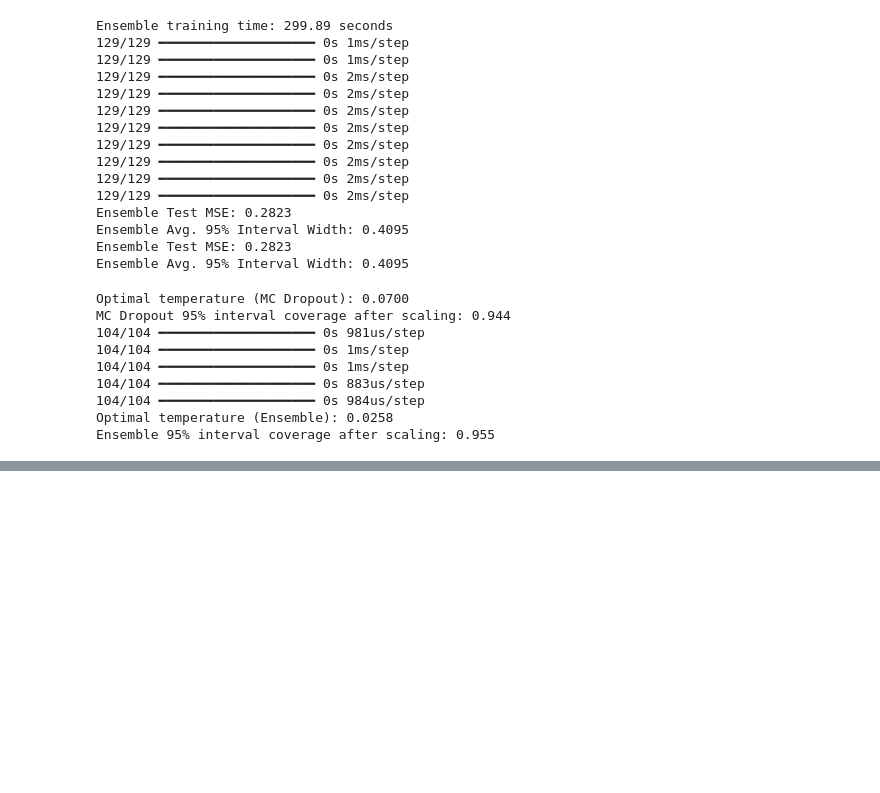
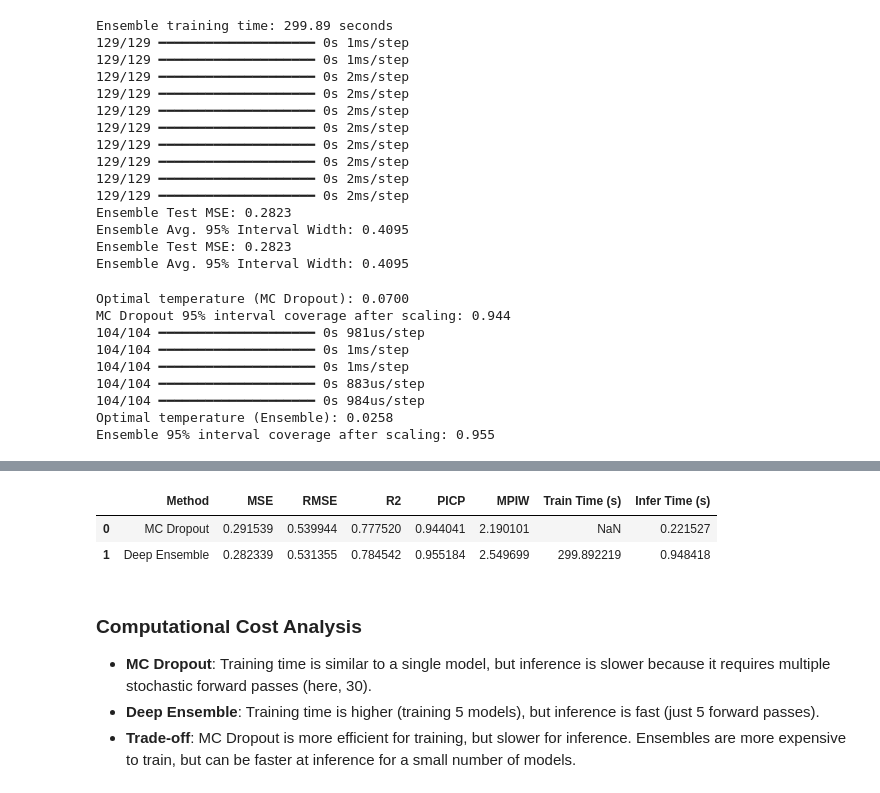
Before and after one commit to nebaw-21/Uncertainty-Estimation, a Jupyter notebook: uncertainty_estimation.ipynb, the cells around one changed output, grey strips where cells are left out. Drawn from its saved outputs; the diff is of its cells as text; code cells hidden in the pictures; blank space fills up the shorter version.

```diff
--- a/uncertainty_estimation.ipynb
+++ b/uncertainty_estimation.ipynb
@@ -173,0 +265,30 @@ Ensemble 95% interval coverage after scaling: 0.955
+# %%
+# Measure and print training/inference time for each method
+import time
+
+# Timing MC Dropout inference
+start = time.time()
+_ = mc_dropout_predict(mlp_model, X_test_scaled, n_samples=30)
+time_mc_infer = time.time() - start
+print(f"MC Dropout inference time (30 samples): {time_mc_infer:.2f} seconds")
+
+# Timing Ensemble inference
+start = time.time()
+_ = ensemble_predict(ensemble_models, X_test_scaled)
+time_ens_infer = time.time() - start
+print(f"Ensemble inference time: {time_ens_infer:.2f} seconds")
+
+# Add times to results table
+results_df['Train Time (s)'] = [None, train_time]  # Only ensemble train time measured
+results_df['Infer Time (s)'] = [time_mc_infer, time_ens_infer]
+display(results_df)
+
+# Markdown cell for discussion
+from IPython.display import Markdown, display as md_display
+md_display(Markdown('''
+### Computational Cost Analysis
+- **MC Dropout**: Training time is similar to a single model, but inference is slower because it requires multiple stochastic forward passes (here, 30).
+- **Deep Ensemble**: Training time is higher (training 5 models), but inference is fast (just 5 forward passes).
+- **Trade-off**: MC Dropout is more efficient for training, but slower for inference. Ensembles are more expensive to train, but can be faster at inference for a small number of models.
+'''))
+# %% [output]
@@ -173,0 +308,8 @@ Ensemble 95% interval coverage after scaling: 0.955
+|  | Method | MSE | RMSE | R2 | PICP | MPIW | Train Time (s) | Infer Time (s) |
+| 0 | MC Dropout | 0.291539 | 0.539944 | 0.777520 | 0.944041 | 2.190101 | NaN | 0.221527 |
+| 1 | Deep Ensemble | 0.282339 | 0.531355 | 0.784542 | 0.955184 | 2.549699 | 299.892219 | 0.948418 |
+
+### Computational Cost Analysis
+- **MC Dropout**: Training time is similar to a single model, but inference is slower because it requires multiple stochastic forward passes (here, 30).
+- **Deep Ensemble**: Training time is higher (training 5 models), but inference is fast (just 5 forward passes).
+- **Trade-off**: MC Dropout is more efficient for training, but slower for inference. Ensembles are more expensive to train, but can be faster at inference for a small number of models.
```
Also changed, not shown: parts of 4 cells of this notebook, 7 other files.
